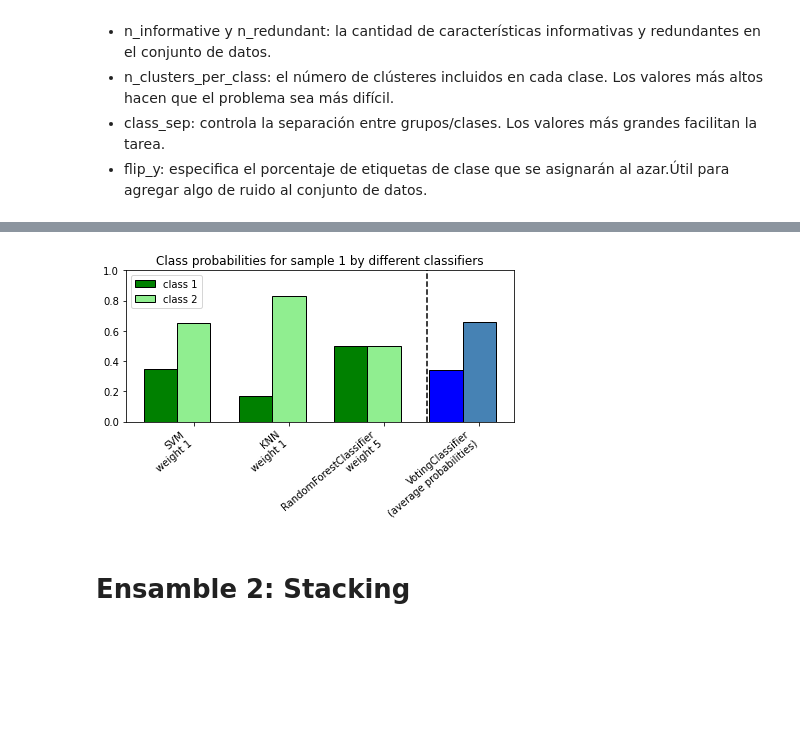
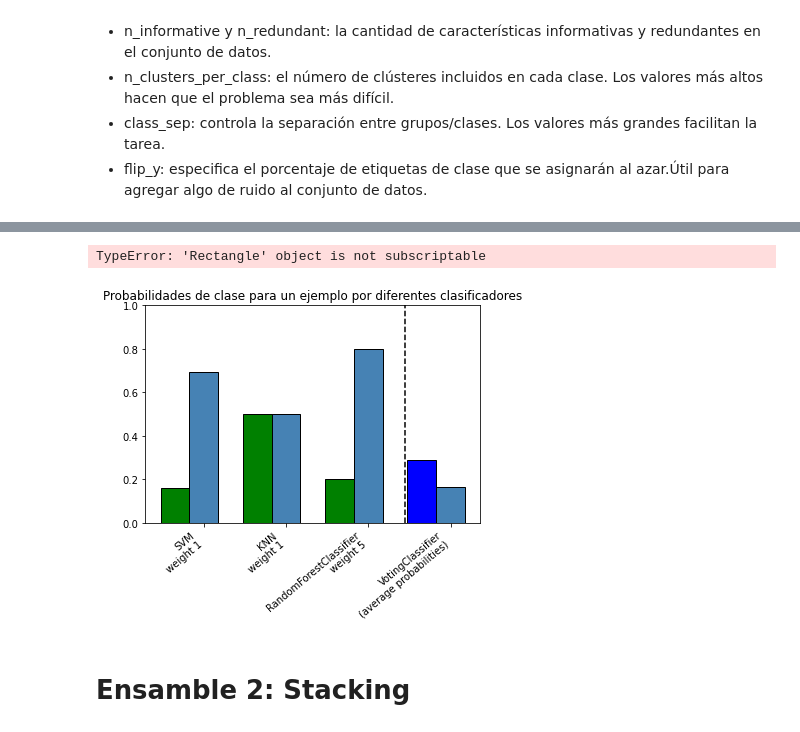
Before and after one commit to napoli-lucia/7506-Organizacion-de-Datos-TPs, a Jupyter notebook: TP2/7506R_TP2_GRUPO18_ENTREGA_N3.ipynb, the cells around one changed output, grey strips where cells are left out. Cells and saved outputs as stored; diff of their text form; code cells hidden in the pictures; blank space fills up the shorter version.

Commit message:
Correccion de clases y heatmap en Voting

```diff
--- a/TP2/7506R_TP2_GRUPO18_ENTREGA_N3.ipynb
+++ b/TP2/7506R_TP2_GRUPO18_ENTREGA_N3.ipynb
@@ -160,7 +166,7 @@ x, y = make_classification(n_samples=3000,
                            n_clusters_per_class=5,
                            class_sep=0.7,
                            flip_y=0.03,
-                           n_classes=2)
+                           n_classes=3)
 # %%
 #Creo clasificadores
 from sklearn.ensemble import VotingClassifier
@@ -250,48 +290,57 @@ weighted avg       0.79      0.79      0.79       600
 # %%
-# Predeccion de probabilidades de clase para todos los clasificadores
-probas = [classifier.fit(x_train, y_train).predict_proba(x_train) for classifier in (list_of_classifiers)]
+
 
 # Obtenemos las probabilidades de clase para la primera muestra en el conjunto de datos
-class1_1 = [pr[0, 0] for pr in probas]
-class2_1 = [pr[0, 1] for pr in probas]
+class1_1 = [pr[0,0] for pr in probas]
+class2_1 = [pr[0,1] for pr in probas]
+class3_1 = [pr[1,0] for pr in probas]
+
 
 
 # plotting
 
 N = 4  # number of groups
 ind = np.arange(N)  # group positions
 width = 0.35  # bar width
 
 fig, ax = plt.subplots()
 
 # bars for classifier 1-3
 p1 = ax.bar(ind, np.hstack(([class1_1[:-1], [0]])), width,
             color='green', edgecolor='k')
+
 p2 = ax.bar(ind + width, np.hstack(([class2_1[:-1], [0]])), width,
             color='lightgreen', edgecolor='k')
 
+p3 = ax.bar(ind + width, np.hstack(([class3_1[:-1], [0]])), width,
+            color='steelblue', edgecolor='k')
+
 # bars for VotingClassifier
-p3 = ax.bar(ind, [0, 0, 0, class1_1[-1]], width,
+p4 = ax.bar(ind, [0, 0, 0, class1_1[-1]], width,
             color='blue', edgecolor='k')
-p4 = ax.bar(ind + width, [0, 0, 0, class2_1[-1]], width,
+p5 = ax.bar(ind + width, [0, 0, 0, class2_1[-1]], width,
             color='steelblue', edgecolor='k')
+
 
 # plot annotations
 plt.axvline(2.8, color='k', linestyle='dashed')
 ax.set_xticks(ind + width)
 ax.set_xticklabels(['SVM\nweight 1',
                     'KNN\nweight 1',
                     'RandomForestClassifier\nweight 5',
                     'VotingClassifier\n(average probabilities)'],
                    rotation=40,
                    ha='right')
+
+
 plt.ylim([0, 1])
-plt.title('Class probabilities for sample 1 by different classifiers')
-plt.legend([p1[0], p2[0]], ['class 1', 'class 2'], loc='upper left')
+plt.title('Probabilidades de clase para un ejemplo por diferentes clasificadores')
+plt.legend([p1[0], p2[0]],p3[0] ['Alto', 'Bajo','Medio'], loc='upper left')
 plt.tight_layout()
 plt.show()
 # %% [output]
+TypeError: 'Rectangle' object is not subscriptable
-[figure, old version]
+[figure, new version]
 # %% [markdown]
 # Ensamble 2: Stacking
 # %% [markdown]
```
Also changed, not shown: parts of 13 cells of this notebook.
